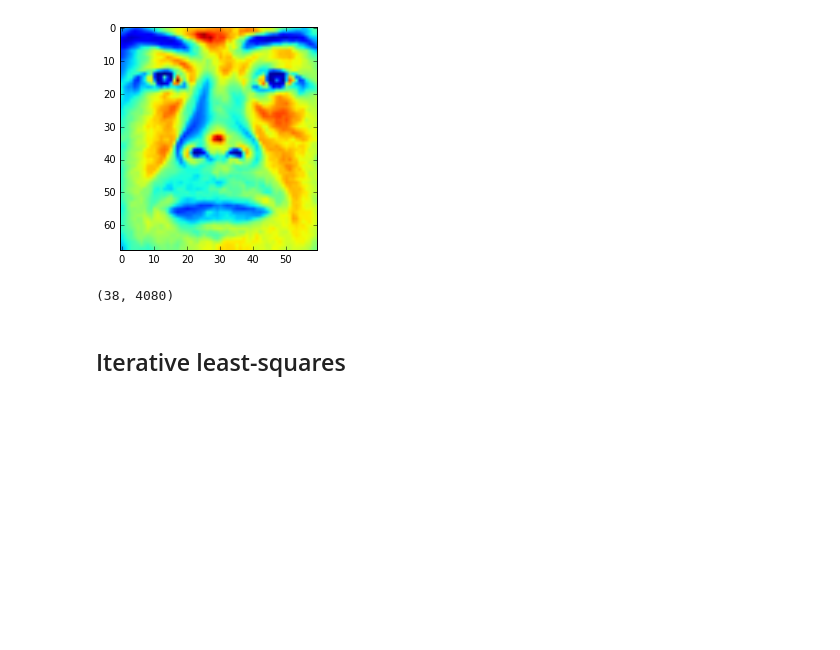
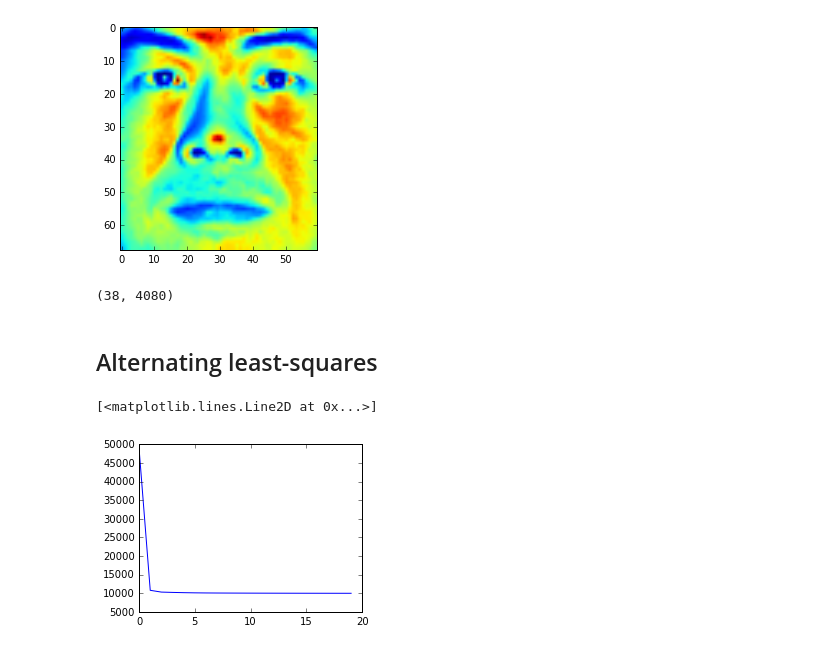
Before and after one commit to AndreiBarsan/cil-exercises, a Jupyter notebook: cil-exercise-07.ipynb, the cells around one changed output. Drawn from its saved outputs; the diff is of its cells as text; code cells hidden in the pictures; blank space fills up the shorter version.

```diff
--- a/cil-exercise-07.ipynb
+++ b/cil-exercise-07.ipynb
@@ -35,27 +39,40 @@ print(X.shape)
 # %% [output]
 (38, 4080)
 # %% [markdown]
-## Iterative least-squares
+## Alternating least-squares
 # %%
-k = 10
-epochs = 150
+k = 3
+epochs = 20
+errors = np.zeros(epochs)
 
 N, M = X.shape
 U = np.random.random([k, N])
 V = np.random.random([k, M])
 
 for epoch in range(epochs):
     A_V = np.dot(U, U.T)
-    B_V = -np.dot(U, X)
+    B_V = np.dot(U, X)
+    V_new, _, _, _ = np.linalg.lstsq(A_V, B_V)
+    V_new[V_new < 0] = 0
 
-    A_U = np.dot(V, V.T)
-    B_U = -np.dot(V, X.T)
+    # Use the new V to update U.
+    A_U = np.dot(V_new, V_new.T)
+    B_U = np.dot(V_new, X.T)
+    U_new, _, _, _ = np.linalg.lstsq(A_U, B_U)
+    U_new[U_new < 0] = 0
 
-    V_new, _, _, _ = np.linalg.lstsq(A_V, B_V)
-    U_new, _, _, _ = np.linalg.lstsq(A_U, B_U)
+    reconstructed_X = np.dot(U.T, V)
+    error = np.linalg.norm(X - reconstructed_X)
+    errors[epoch] = error
 
     U = U_new
     V = V_new
+
+rcParams['figure.figsize'] = 4, 3
+plt.plot(np.arange(epochs), errors)
+# %% [output]
+[<matplotlib.lines.Line2D at 0x...>]
+[figure, added]
 # %%
 # Plot the resulting images stored in the columns of V
 from pylab import rcParams
```
Also changed, not shown: parts of 6 cells of this notebook.
